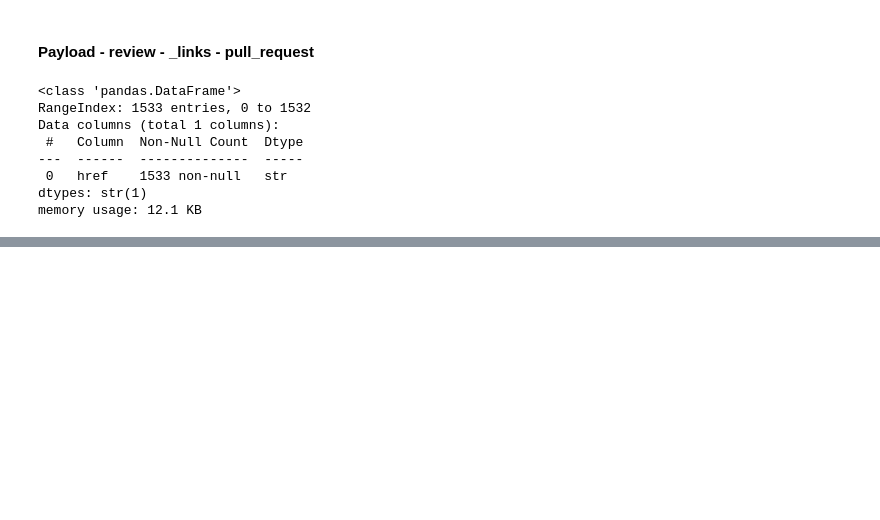
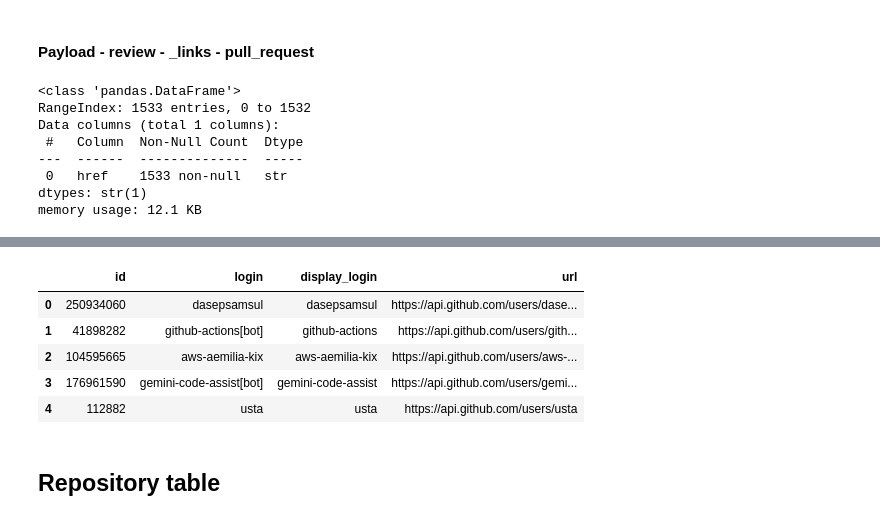
Before and after one commit to ShreyaCtrl/gharchive-data-platform, a Jupyter notebook: data-analysis.ipynb, the cells around one changed output, grey strips where cells are left out. Saved outputs shown, nothing was run; the diff lists cells and outputs as text; code cells hidden in the pictures; blank space fills up the shorter version.

```diff
--- a/data-analysis.ipynb
+++ b/data-analysis.ipynb
@@ -1211,0 +1464,13 @@ memory usage: 12.1 KB
+# %%
+df_actor_table = df_actor.drop(columns=['gravatar_id', 'avatar_url'])
+# %%
+df_actor_table.head()
+# %% [output]
+|  | id | login | display_login | url |
+| 0 | 250934060 | dasepsamsul | dasepsamsul | https://api.github.com/users/dase... |
+| 1 | 41898282 | github-actions[bot] | github-actions | https://api.github.com/users/gith... |
+| 2 | 104595665 | aws-aemilia-kix | aws-aemilia-kix | https://api.github.com/users/aws-... |
+| 3 | 176961590 | gemini-code-assist[bot] | gemini-code-assist | https://api.github.com/users/gemi... |
+| 4 | 112882 | usta | usta | https://api.github.com/users/usta |
+# %% [markdown]
+## Repository table
```
Also changed, not shown: parts of 47 cells of this notebook.
